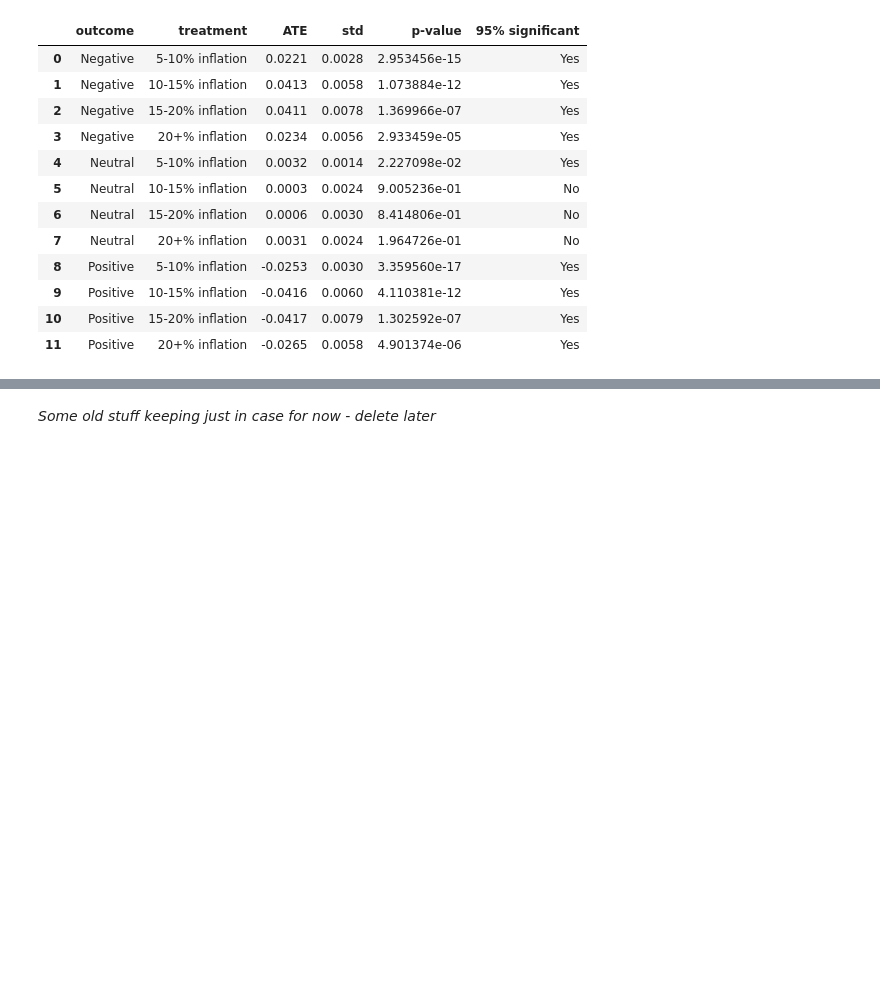
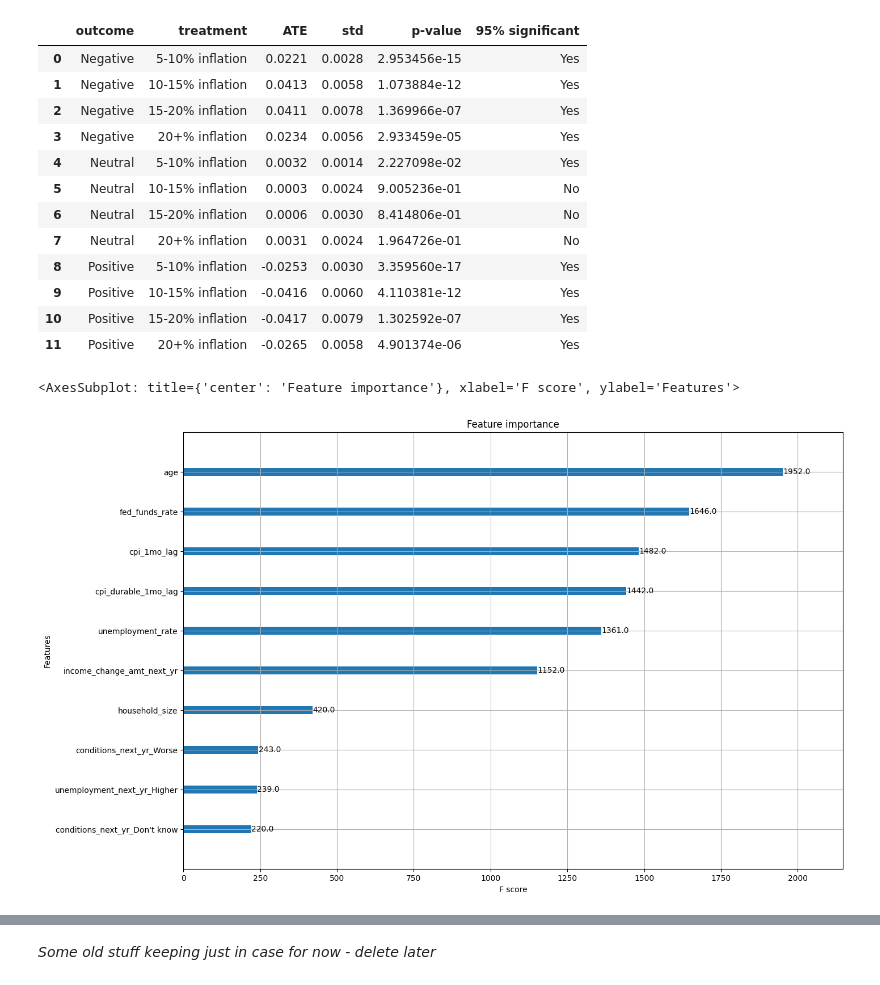
Before and after one commit to Wesley-Janson/stat27420_final_project, a Jupyter notebook: models.ipynb, the cells around one changed output, grey strips where cells are left out. Drawn from its saved outputs; the diff is of its cells as text; code cells hidden in the pictures; blank space fills up the shorter version.

Commit message:
Added figure importance

```diff
--- a/models.ipynb
+++ b/models.ipynb
@@ -460,7 +462,7 @@ def treatment_k_fold_fit_and_predict(X:pd.DataFrame, A:np.array, model_type='slo
     # sanity check that overlap holds
     assert np.isnan(predictions).sum() == 0
 
-    return predictions
+    return predictions, g
 
 
 def conditionalize_on_column(g,col_index=0):
@@ -537,7 +539,7 @@ def outcome_k_fold_fit_and_predict(
 
     assert np.isnan(predictions0).sum() == 0
     assert np.isnan(predictions1).sum() == 0
-    return predictions0, predictions1, predictions2, predictions3, predictions4
+    return predictions0, predictions1, predictions2, predictions3, predictions4, q
 
 
 def ate_aiptw(Q_control, Q_treat, g, A, Y, prob_t=None):
@@ -563,6 +565,6 @@ Excluding 16763 observations that did not answer price change amount question.
 # %%
 # Fit Q(A,X) model
 # get conditional outcomes
-Q0, Q1, Q2, Q3, Q4 = outcome_k_fold_fit_and_predict(
+Q0, Q1, Q2, Q3, Q4, q_importance = outcome_k_fold_fit_and_predict(
     X=data_xgboost[confounder_vars], y=data_xgboost["durable_purchase"], A=data_xgboost[treatment_vars[:-1]])
 # %%
@@ -620,3 +619,10 @@ estimates
 | 9 | Positive | 10-15% inflation | -0.0416 | 0.0060 | 4.110381e-12 | Yes |
 | 10 | Positive | 15-20% inflation | -0.0417 | 0.0079 | 1.302592e-07 | Yes |
 | 11 | Positive | 20+% inflation | -0.0265 | 0.0058 | 4.901374e-06 | Yes |
+# %%
+# Plotting Q model importance
+plt.rcParams['figure.figsize'] = [15, 10]
+xgb.plot_importance(q_importance, max_num_features=10)
+# %% [output]
+<AxesSubplot: title={'center': 'Feature importance'}, xlabel='F score', ylabel='Features'>
+[figure, added]
```
Also changed, not shown: parts of 4 cells of this notebook, 2 other files.
